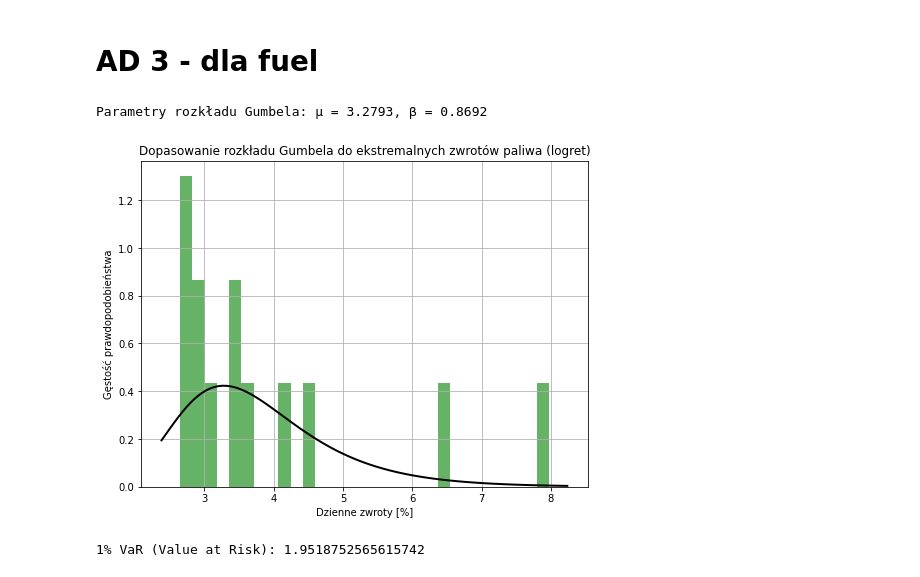
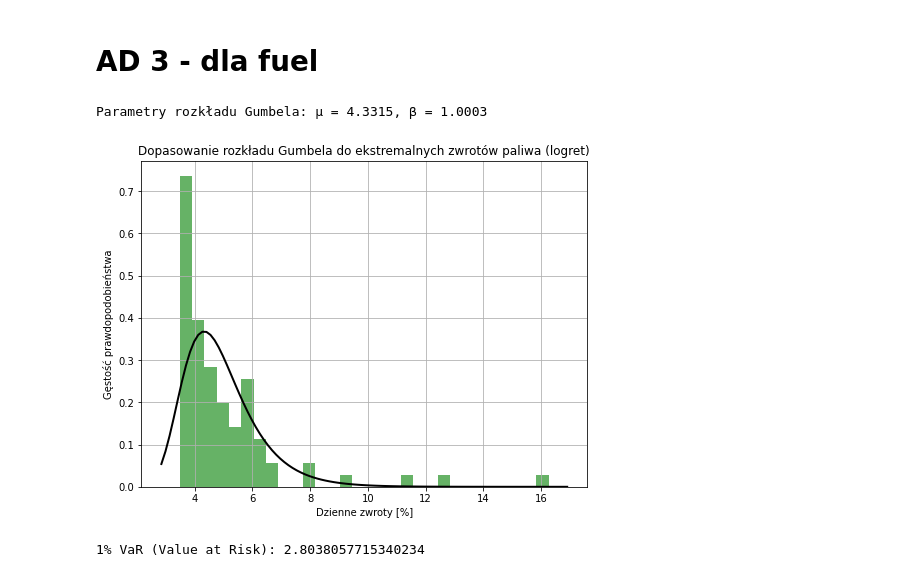
Before and after one commit to werpyr1003/Zarz-dzanie_ryzykiem_McDonald_Corporation, a Jupyter notebook: Projekt_2/Kody.ipynb, the cells around one changed output. Saved outputs shown, nothing was run; the diff lists cells and outputs as text; code cells hidden in the pictures.

```diff
--- a/Projekt_2/Kody.ipynb
+++ b/Projekt_2/Kody.ipynb
@@ -198,0 +85,27 @@ print(len(dates),len( fuel_data),len( logret_fuel_data))
+# %%
+import pandas as pd
+import locale
+
+# Wczytaj dane
+fuel_df = pd.read_csv("fuel.csv", sep=";", skiprows=4, header=None)
+
+# Nazwij kolumny
+fuel_df.columns = ['Date', 'Price'] + [f'col_{i}' for i in range(3, len(fuel_df.columns)+1)]
+
+# Zostaw tylko potrzebne kolumny i usuń puste
+fuel_df = fuel_df[['Date', 'Price']].dropna()
+
+# Zamień przecinki na kropki i rzutuj na float
+fuel_df['Price'] = fuel_df['Price'].str.replace(',', '.').astype(float)
+
+# Ustaw locale i sparsuj daty
+locale.setlocale(locale.LC_TIME, 'pl_PL.UTF-8')  # 'pl_PL' dla Windows może wystarczyć
+fuel_df['Date'] = pd.to_datetime(fuel_df['Date'], format="%b %d, %Y", errors='coerce')
+fuel_df.dropna(subset=['Date'], inplace=True)
+
+# Ustaw indeks i filtruj zakres dat
+fuel_df.set_index('Date', inplace=True)
+fuel_prices = fuel_df['Price']
+
+# Filtrowanie po dacie
+fuel_prices = fuel_prices['2024-04-04':'2025-04-05']
@@ -253,3 +171,11 @@ logret_tomato_data = df['logret_tomato_data']
 print(len(beef_data),len( onion_data),len( tomato_data))
 # %% [output]
 252 252 252
+# %%
+# Uzupełniamy braki za pomocą interpolacji liniowej
+fuel_prices_interpolated = fuel_prices.interpolate(method='linear')
+
+# Wybieramy 252 najnowsze dane
+fuel_prices_252 = fuel_prices_interpolated.sort_index(ascending=False).iloc[:252]
+
+fuel_prices_252
@@ -255,0 +196,8 @@ print(len(beef_data),len( onion_data),len( tomato_data))
+# %%
+# Obliczamy logarytmiczne stopy zwrotu dla najnowszych 252 danych
+logret_fuel = np.log(fuel_prices_252 / fuel_prices_252.shift(1))
+
+# Uzupełniamy NaN (pierwszy element) np. jako 0, aby długość była zachowana
+logret_fuel.fillna(0, inplace=True)
+
+logret_fuel
@@ -943,40 +905,40 @@ import numpy as np
 import scipy.stats as stats
 
 # Przeliczamy logret_fuel na procenty, żeby wartości były bardziej czytelne
-daily_returns_percent = logret_fuel_data * 100
+daily_returns_percent = logret_fuel * 100
 
 # 95. percentyl – granica wartości ekstremalnych
 threshold = np.percentile(daily_returns_percent.dropna(), 95)
 
 # Ekstremalne wartości powyżej progu
 extreme_values = daily_returns_percent[daily_returns_percent > threshold]
 
 # Dopasowanie rozkładu Gumbela
 params = stats.gumbel_r.fit(extreme_values)
 
 # Wypisanie parametrów
 print(f"Parametry rozkładu Gumbela: μ = {params[0]:.4f}, β = {params[1]:.4f}")
 
 # Rysowanie histogramu + gęstość rozkładu Gumbela
 plt.figure(figsize=(8, 6))
 plt.hist(extreme_values, bins=30, density=True, alpha=0.6, color='green')
 
 xmin, xmax = plt.xlim()
 x = np.linspace(xmin, xmax, 100)
 p = stats.gumbel_r.pdf(x, *params)
 
 plt.plot(x, p, 'k', linewidth=2)
 plt.title("Dopasowanie rozkładu Gumbela do ekstremalnych zwrotów paliwa (logret)")
 plt.xlabel("Dzienne zwroty [%]")
 plt.ylabel("Gęstość prawdopodobieństwa")
 plt.grid(True)
 plt.show()
 # %% [output]
-Parametry rozkładu Gumbela: μ = 3.2793, β = 0.8692
+Parametry rozkładu Gumbela: μ = 4.3315, β = 1.0003
-[figure, old version]
+[figure, new version]
 # %%
 # Obliczanie 1% VaR z dopasowanego rozkładu Gumbela (wartość, która nie będzie przekroczona w 1% dni roboczych)
 var_1_percent = stats.gumbel_r.ppf(0.01, *params)
 print(f"1% VaR (Value at Risk): {var_1_percent}")
 # %% [output]
-1% VaR (Value at Risk): 1.9518752565615742
+1% VaR (Value at Risk): 2.8038057715340234
```
Also changed, not shown: parts of 20 cells of this notebook, 1 other file.
